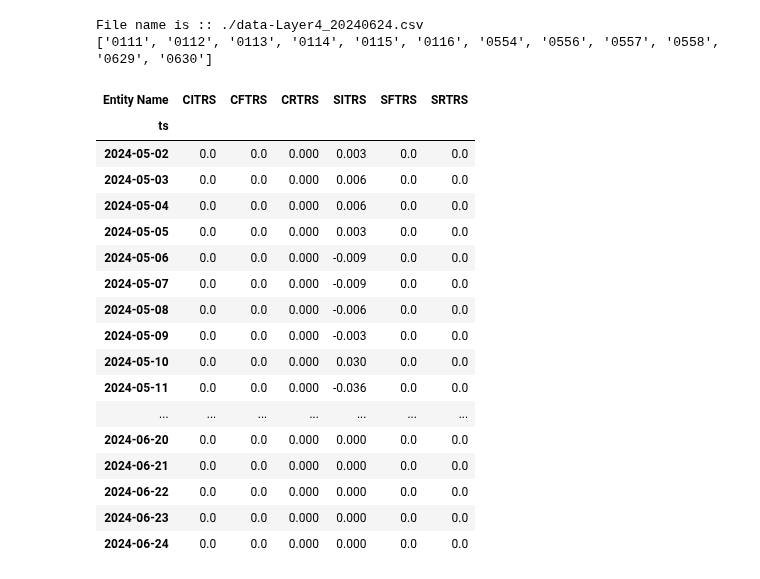
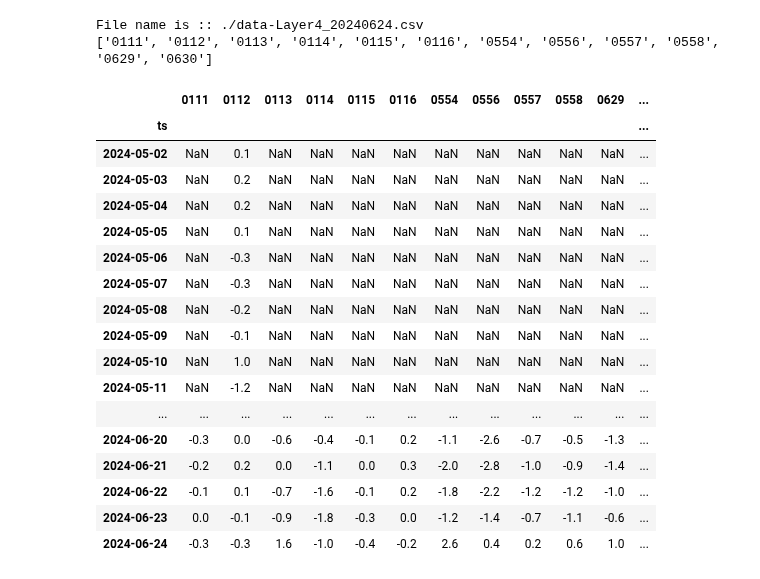
Before and after one commit to dsyang1024/SoilMoisture_analysis, a Jupyter notebook: Data_backup/UF_testing_DK.ipynb, the cells around one changed output. Cells and saved outputs as stored; diff of their text form; code cells hidden in the pictures.

Commit message:
UF function update
updated UFdf dataframe structure

```diff
--- a/Data_backup/UF_testing_DK.ipynb
+++ b/Data_backup/UF_testing_DK.ipynb
@@ -367,26 +376,25 @@ def readraw_data(destination, filename, foutname):
 # %%
-def UF_cal(L4df):
-    print(L4df.columns.to_list())
+def UF_cal(UFdf):
+    print(UFdf.columns.to_list())
     # calculating mean values for each managements
     # list of transmitters below
     # make average to get UF for each managements
-    list_TRS = [CITRS, CFTRS, CRTRS, SITRS, SCTRS, SRTRS]
-    L4df['CITRS'] = L4df[CITRS].mean(axis=1)
-    L4df['CFTRS'] = L4df[CFTRS].mean(axis=1)
-    L4df['CRTRS'] = L4df[CRTRS].mean(axis=1)
+    list_TRS = [CITRS, CFTRS, CRTRS, SITRS, SFTRS, SRTRS]
+    UFdf['CITRS'] = UFdf[CITRS].mean(axis=1)
+    UFdf['CFTRS'] = UFdf[CFTRS].mean(axis=1)
+    UFdf['CRTRS'] = UFdf[CRTRS].mean(axis=1)
 
-    L4df['SITRS'] = L4df[SITRS].mean(axis=1)
-    L4df['SFTRS'] = L4df[SFTRS].mean(axis=1)
-    L4df['SRTRS'] = L4df[SRTRS].mean(axis=1)
+    UFdf['SITRS'] = UFdf[SITRS].mean(axis=1)
+    UFdf['SFTRS'] = UFdf[SFTRS].mean(axis=1)
+    UFdf['SRTRS'] = UFdf[SRTRS].mean(axis=1)
 
     # extract UF for each plot managements
-    UFdf = L4df[['CITRS', 'CFTRS', 'CRTRS', 'SITRS', 'SFTRS', 'SRTRS']]
+    UFdf2 = UFdf[['CITRS', 'CFTRS', 'CRTRS', 'SITRS', 'SFTRS', 'SRTRS']]
     # Unit conversion from % to inch. (6 = layer depth)
-    UFdf = UFdf * 0.01 * 6
-    UFdf = UFdf.round(decimals=4)
+    UFdf2 = UFdf * 0.01 * 6
+    UFdf2 = UFdf.round(decimals=4)
 
-
-    return L4df, UFdf
+    return UFdf, UFdf2
 # %%
 '''
 IMPLIMENTATION BLOCK
@@ -396,33 +404,33 @@ destination = './'
 filename = f"./data-Layer4_{today}.csv"
 foutname = f"./CData_L4_{today}.csv"
 
-L4df = readraw_data(destination, filename, foutname)
-L4df, UFdf = UF_cal(L4df)
+UFdf = readraw_data(destination, filename, foutname)
+UFdf, UFdf2 = UF_cal(UFdf)
 # %% [output]
 File name is :: ./data-Layer4_20240624.csv
 ['0111', '0112', '0113', '0114', '0115', '0116', '0554', '0556', '0557', '0558', '0629', '0630']
 # %%
 
 """
 positive value means there was increase of the moisture on that day compare to the previous day
 """
-UFdf
+UFdf2
 # %% [output]
-| Entity Name | CITRS | CFTRS | CRTRS | SITRS | SFTRS | SRTRS |
-| ts |  |  |  |  |  |  |
-| 2024-05-02 | 0.0 | 0.0 | 0.000 | 0.003 | 0.0 | 0.0 |
-| 2024-05-03 | 0.0 | 0.0 | 0.000 | 0.006 | 0.0 | 0.0 |
-| 2024-05-04 | 0.0 | 0.0 | 0.000 | 0.006 | 0.0 | 0.0 |
-| 2024-05-05 | 0.0 | 0.0 | 0.000 | 0.003 | 0.0 | 0.0 |
-| 2024-05-06 | 0.0 | 0.0 | 0.000 | -0.009 | 0.0 | 0.0 |
-| 2024-05-07 | 0.0 | 0.0 | 0.000 | -0.009 | 0.0 | 0.0 |
-| 2024-05-08 | 0.0 | 0.0 | 0.000 | -0.006 | 0.0 | 0.0 |
-| 2024-05-09 | 0.0 | 0.0 | 0.000 | -0.003 | 0.0 | 0.0 |
-| 2024-05-10 | 0.0 | 0.0 | 0.000 | 0.030 | 0.0 | 0.0 |
-| 2024-05-11 | 0.0 | 0.0 | 0.000 | -0.036 | 0.0 | 0.0 |
-| ... | ... | ... | ... | ... | ... | ... |
-| 2024-06-20 | 0.0 | 0.0 | 0.000 | 0.000 | 0.0 | 0.0 |
-| 2024-06-21 | 0.0 | 0.0 | 0.000 | 0.000 | 0.0 | 0.0 |
-| 2024-06-22 | 0.0 | 0.0 | 0.000 | 0.000 | 0.0 | 0.0 |
-| 2024-06-23 | 0.0 | 0.0 | 0.000 | 0.000 | 0.0 | 0.0 |
-| 2024-06-24 | 0.0 | 0.0 | 0.000 | 0.000 | 0.0 | 0.0 |
+|  | 0111 | 0112 | 0113 | 0114 | 0115 | 0116 | 0554 | 0556 | 0557 | 0558 | 0629 | ... |
+| ts |  |  |  |  |  |  |  |  |  |  |  | ... |
+| 2024-05-02 | NaN | 0.1 | NaN | NaN | NaN | NaN | NaN | NaN | NaN | NaN | NaN | ... |
+| 2024-05-03 | NaN | 0.2 | NaN | NaN | NaN | NaN | NaN | NaN | NaN | NaN | NaN | ... |
+| 2024-05-04 | NaN | 0.2 | NaN | NaN | NaN | NaN | NaN | NaN | NaN | NaN | NaN | ... |
+| 2024-05-05 | NaN | 0.1 | NaN | NaN | NaN | NaN | NaN | NaN | NaN | NaN | NaN | ... |
+| 2024-05-06 | NaN | -0.3 | NaN | NaN | NaN | NaN | NaN | NaN | NaN | NaN | NaN | ... |
+| 2024-05-07 | NaN | -0.3 | NaN | NaN | NaN | NaN | NaN | NaN | NaN | NaN | NaN | ... |
+| 2024-05-08 | NaN | -0.2 | NaN | NaN | NaN | NaN | NaN | NaN | NaN | NaN | NaN | ... |
+| 2024-05-09 | NaN | -0.1 | NaN | NaN | NaN | NaN | NaN | NaN | NaN | NaN | NaN | ... |
+| 2024-05-10 | NaN | 1.0 | NaN | NaN | NaN | NaN | NaN | NaN | NaN | NaN | NaN | ... |
+| 2024-05-11 | NaN | -1.2 | NaN | NaN | NaN | NaN | NaN | NaN | NaN | NaN | NaN | ... |
+| ... | ... | ... | ... | ... | ... | ... | ... | ... | ... | ... | ... | ... |
+| 2024-06-20 | -0.3 | 0.0 | -0.6 | -0.4 | -0.1 | 0.2 | -1.1 | -2.6 | -0.7 | -0.5 | -1.3 | ... |
+| 2024-06-21 | -0.2 | 0.2 | 0.0 | -1.1 | 0.0 | 0.3 | -2.0 | -2.8 | -1.0 | -0.9 | -1.4 | ... |
+| 2024-06-22 | -0.1 | 0.1 | -0.7 | -1.6 | -0.1 | 0.2 | -1.8 | -2.2 | -1.2 | -1.2 | -1.0 | ... |
+| 2024-06-23 | 0.0 | -0.1 | -0.9 | -1.8 | -0.3 | 0.0 | -1.2 | -1.4 | -0.7 | -1.1 | -0.6 | ... |
+| 2024-06-24 | -0.3 | -0.3 | 1.6 | -1.0 | -0.4 | -0.2 | 2.6 | 0.4 | 0.2 | 0.6 | 1.0 | ... |
```
Also changed, not shown: parts of 1 cell of this notebook, 1 other file.
